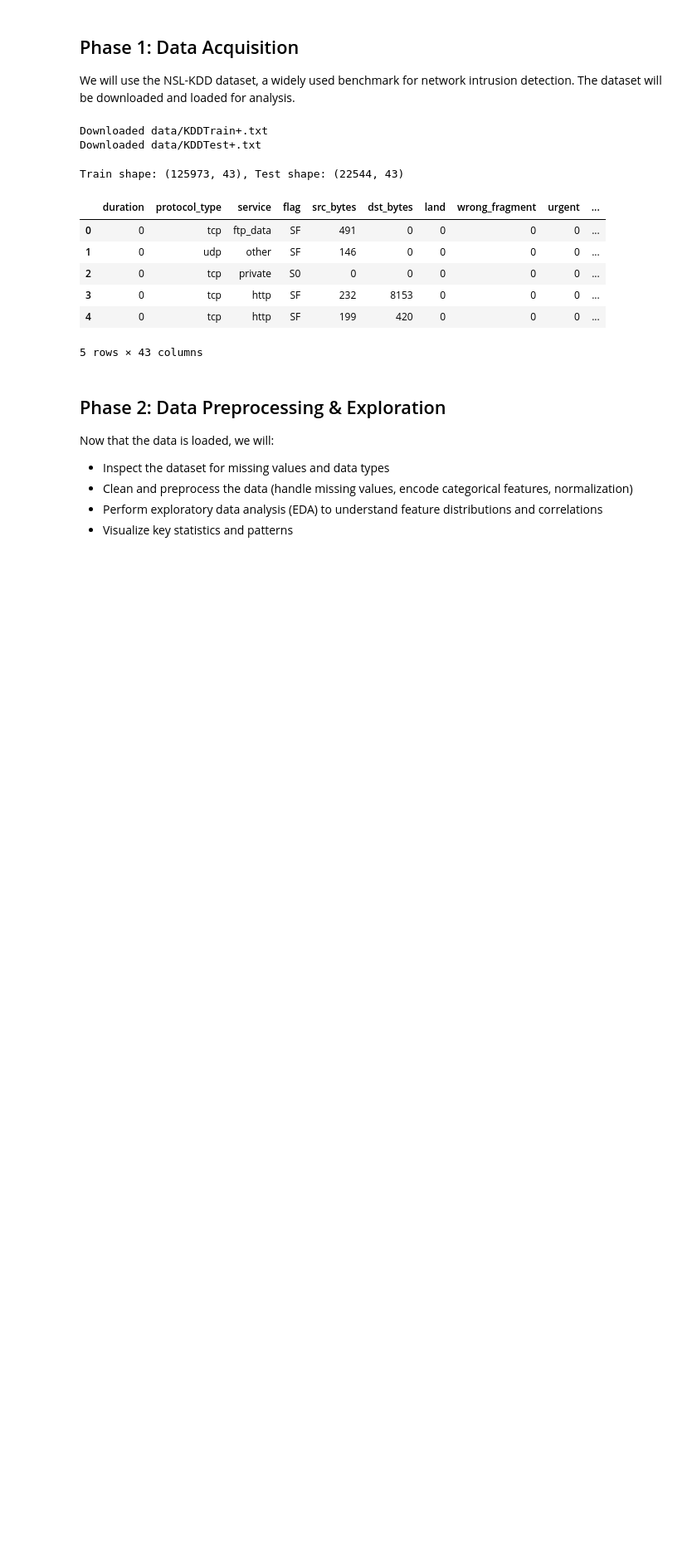
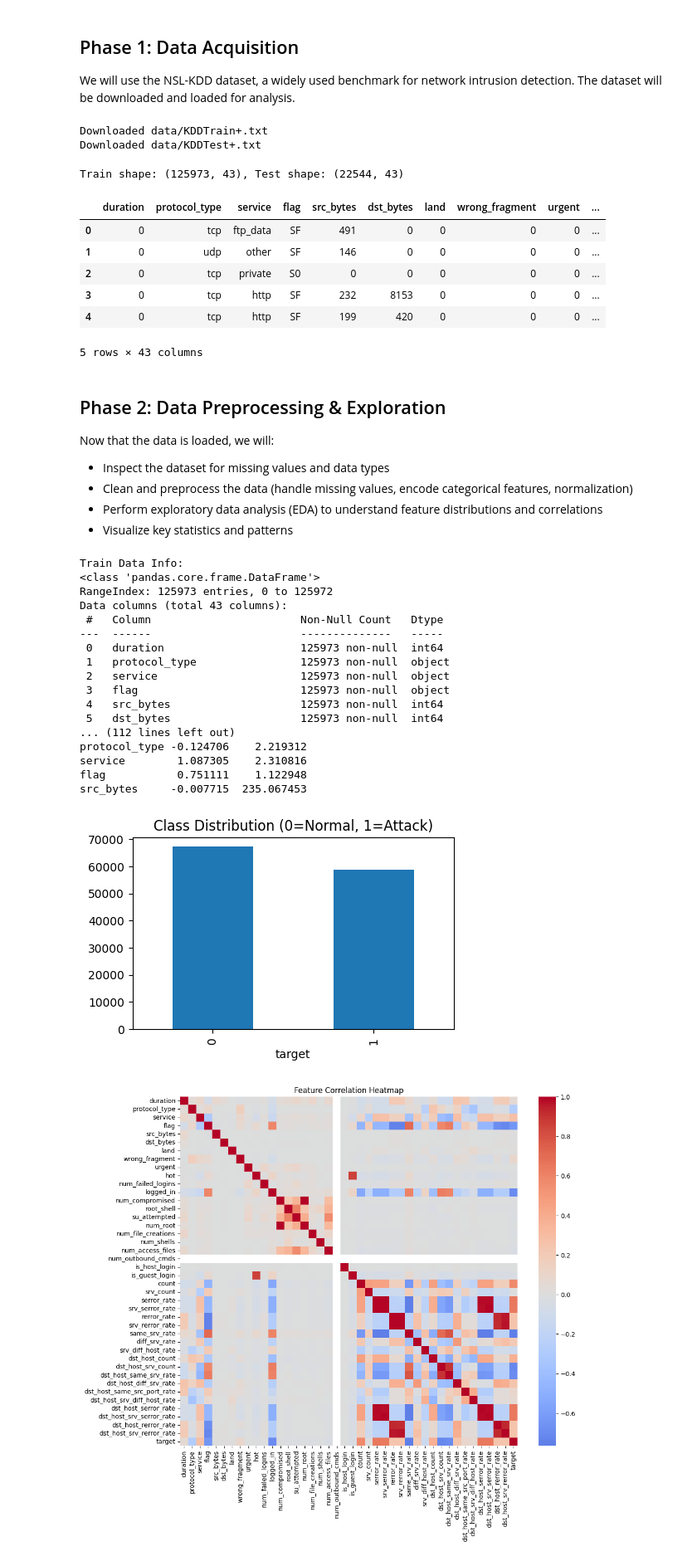
Before and after one commit to ishaq2321/Network-Traffic-Anomaly-Detection, a Jupyter notebook: network_traffic_anomaly_detection.ipynb, the cells around one changed output. Shown at 83% size. Saved outputs shown, nothing was run; the diff lists cells and outputs as text; code cells hidden in the pictures; blank space fills up the shorter version.

Commit message:
Add data preprocessing, encoding, normalization, and EDA steps

```diff
--- a/network_traffic_anomaly_detection.ipynb
+++ b/network_traffic_anomaly_detection.ipynb
@@ -76,3 +76,76 @@ Now that the data is loaded, we will:
 - Clean and preprocess the data (handle missing values, encode categorical features, normalization)
 - Perform exploratory data analysis (EDA) to understand feature distributions and correlations
 - Visualize key statistics and patterns
+# %%
+# Inspect for missing values and data types
+print("Train Data Info:")
+train_df.info()
+print("\nTest Data Info:")
+test_df.info()
+print("\nMissing values in train:")
+print(train_df.isnull().sum().sum())
+print("Missing values in test:")
+print(test_df.isnull().sum().sum())
+"""
+Encode categorical features: protocol_type, service, flag
+Label encode the target variable (label)
+"""
+cat_cols = ['protocol_type', 'service', 'flag']
+for col in cat_cols:
+    le = LabelEncoder()
+    train_df[col] = le.fit_transform(train_df[col])
+    test_df[col] = le.transform(test_df[col])
+# Encode target variable: normal=0, attack=1
+train_df['target'] = (train_df['label'] != 'normal').astype(int)
+test_df['target'] = (test_df['label'] != 'normal').astype(int)
+print(train_df[['label', 'target']].head())
+"""
+Drop columns not needed for modeling (e.g., 'difficulty', 'label')
+"""
+drop_cols = ['difficulty', 'label']
+train_df = train_df.drop(columns=drop_cols)
+test_df = test_df.drop(columns=drop_cols)
+print(f"Train columns: {train_df.columns.tolist()}")
+"""
+Normalize numerical features
+"""
+num_cols = train_df.select_dtypes(include=[np.number]).columns.drop('target')
+scaler = StandardScaler()
+train_df[num_cols] = scaler.fit_transform(train_df[num_cols])
+test_df[num_cols] = scaler.transform(test_df[num_cols])
+print(train_df[num_cols].describe().T.head())
+"""
+Exploratory Data Analysis (EDA):
+- Class distribution
+- Correlation heatmap
+- Feature distributions
+"""
+import matplotlib.pyplot as plt
+import seaborn as sns
+plt.figure(figsize=(5,3))
+train_df['target'].value_counts().plot(kind='bar', title='Class Distribution (0=Normal, 1=Attack)')
+plt.show()
+plt.figure(figsize=(12,10))
+sns.heatmap(train_df.corr(), cmap='coolwarm', center=0)
+plt.title('Feature Correlation Heatmap')
+plt.show()
+# %% [output]
+Train Data Info:
+<class 'pandas.core.frame.DataFrame'>
+RangeIndex: 125973 entries, 0 to 125972
+Data columns (total 43 columns):
+ #   Column                       Non-Null Count   Dtype
+---  ------                       --------------   -----
+ 0   duration                     125973 non-null  int64
+ 1   protocol_type                125973 non-null  object
+ 2   service                      125973 non-null  object
+ 3   flag                         125973 non-null  object
+ 4   src_bytes                    125973 non-null  int64
+ 5   dst_bytes                    125973 non-null  int64
+... (112 lines left out)
+protocol_type -0.124706    2.219312
+service        1.087305    2.310816
+flag           0.751111    1.122948
+src_bytes     -0.007715  235.067453
+[figure, added]
+[figure, added]
```
